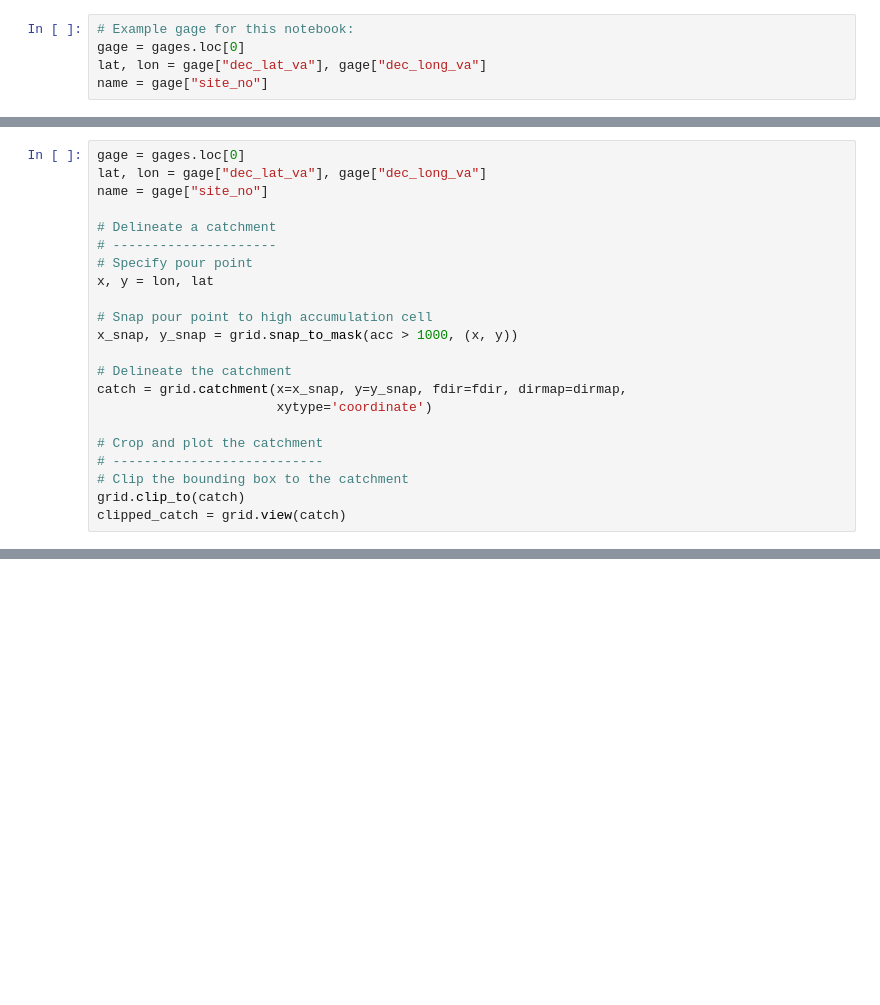
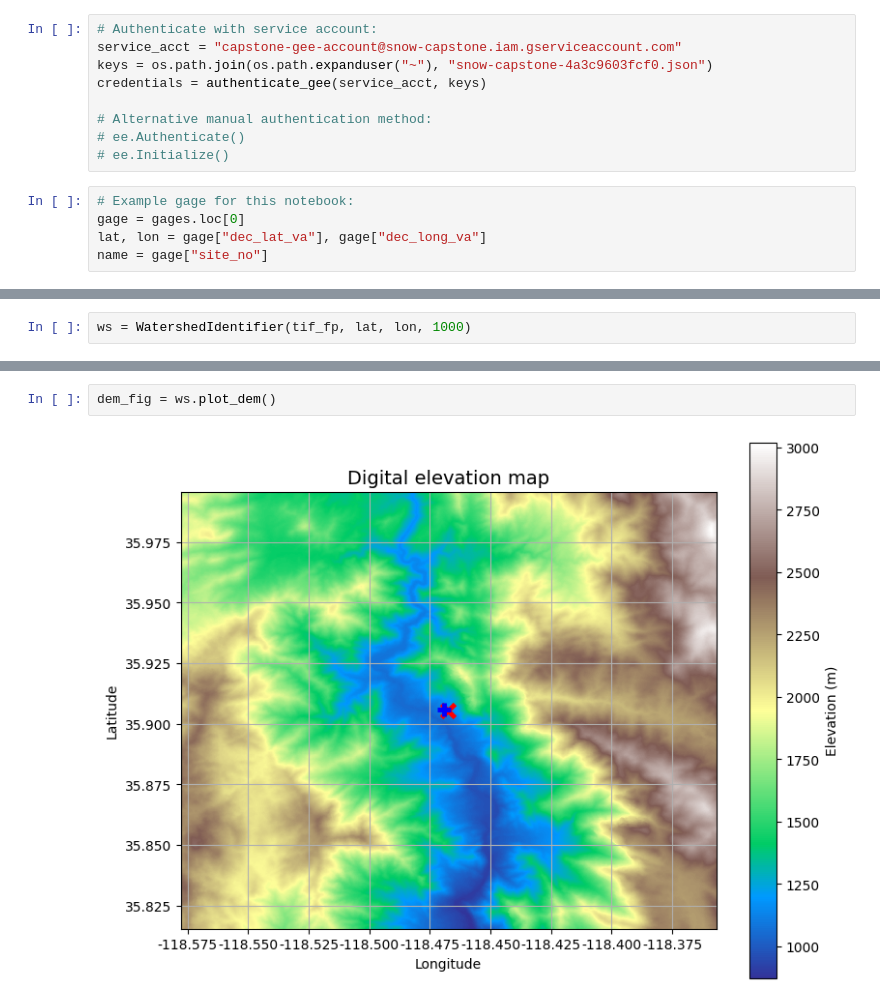
Before and after one commit to MIDS-capstone-fate-of-snow/discharge-estimation, a Jupyter notebook: eda/watersheds/Identifying Streamgage Upstream Watersheds.ipynb, the cells around one changed output, grey strips where cells are left out. Drawn from its saved outputs; the diff is of its cells as text; blank space fills up the shorter version.

```diff
--- a/eda/watersheds/Identifying Streamgage Upstream Watersheds.ipynb
+++ b/eda/watersheds/Identifying Streamgage Upstream Watersheds.ipynb
@@ -33,3 +21,12 @@ elv = ee.Image("USGS/SRTMGL1_003")
+# %%
+# Authenticate with service account:
+service_acct = "capstone-gee-account@snow-capstone.iam.gserviceaccount.com"
+keys = os.path.join(os.path.expanduser("~"), "snow-capstone-4a3c9603fcf0.json")
+credentials = authenticate_gee(service_acct, keys)
+
+# Alternative manual authentication method:
+# ee.Authenticate()
+# ee.Initialize()
 # %%
 # Example gage for this notebook:
 gage = gages.loc[0]
@@ -180,22 +48,0 @@ plt.tight_layout()
-# %%
-gage = gages.loc[0]
-lat, lon = gage["dec_lat_va"], gage["dec_long_va"]
-name = gage["site_no"]
-
-# Delineate a catchment
-# ---------------------
-# Specify pour point
-x, y = lon, lat
-
-# Snap pour point to high accumulation cell
-x_snap, y_snap = grid.snap_to_mask(acc > 1000, (x, y))
-
-# Delineate the catchment
-catch = grid.catchment(x=x_snap, y=y_snap, fdir=fdir, dirmap=dirmap,
-                       xytype='coordinate')
-
-# Crop and plot the catchment
-# ---------------------------
-# Clip the bounding box to the catchment
-grid.clip_to(catch)
-clipped_catch = grid.view(catch)
@@ -243,0 +64,2 @@ ax.scatter([x_snap], [y_snap], color="r", marker="x")
+# %%
+ws = WatershedIdentifier(tif_fp, lat, lon, 1000)
@@ -243,0 +73,4 @@ ax.scatter([x_snap], [y_snap], color="r", marker="x")
+# %%
+dem_fig = ws.plot_dem()
+# %% [output]
+[figure, added]
```
Also changed, not shown: parts of 25 cells of this notebook.
